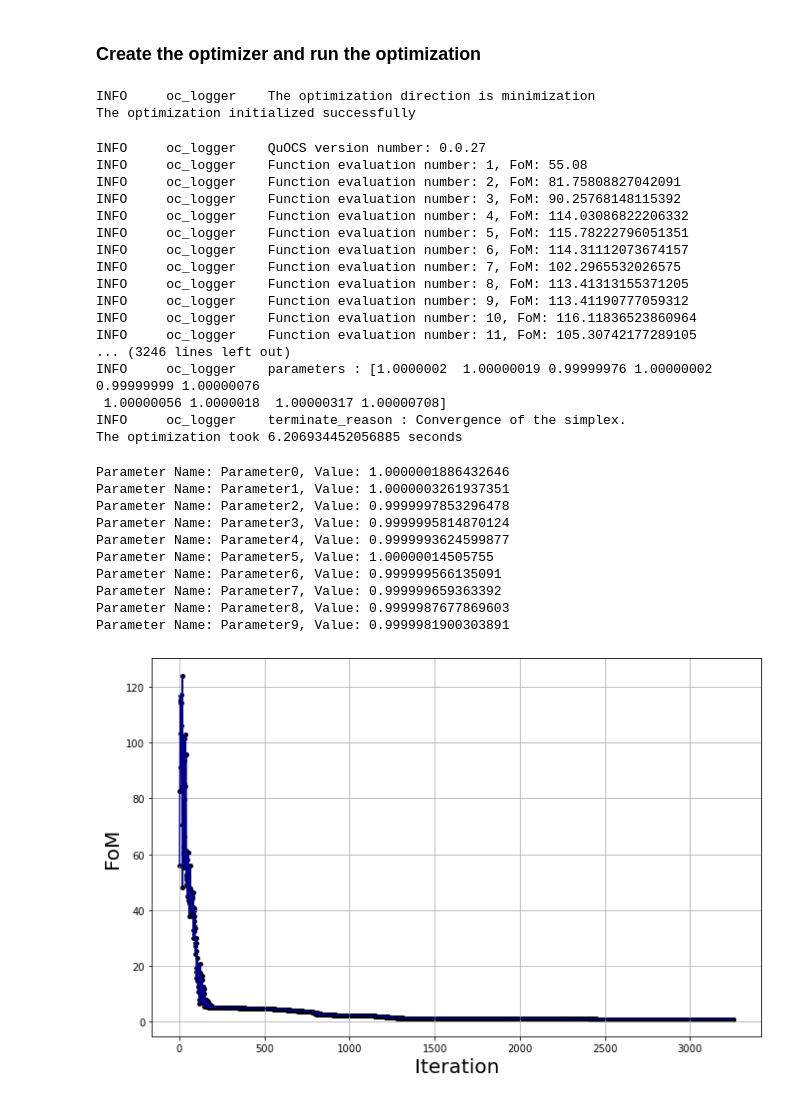
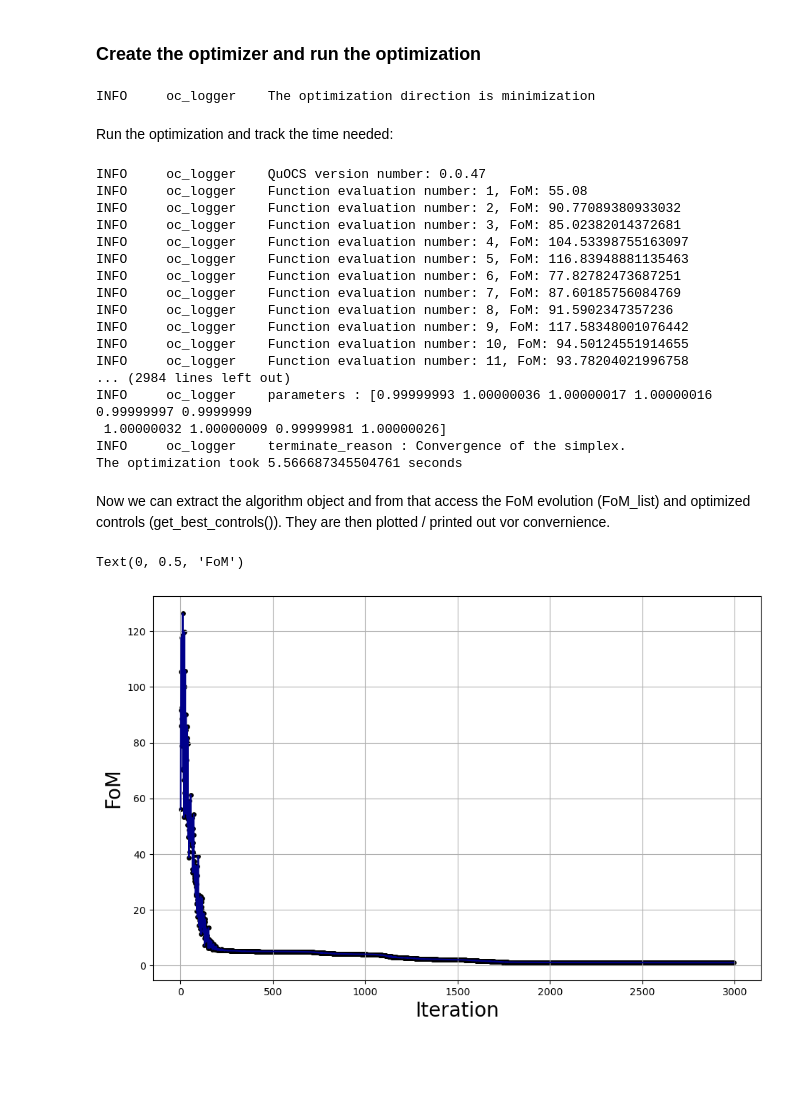
Before and after one commit to Quantum-OCS/QuOCS-jupyternotebooks, a Jupyter notebook: Parameter_Optimization.ipynb, the cells around one changed output. Cells and saved outputs as stored; diff of their text form; code cells hidden in the pictures; blank space fills up the shorter version.

```diff
--- a/Parameter_Optimization.ipynb
+++ b/Parameter_Optimization.ipynb
@@ -35,7 +36,14 @@ class RosenFoM(AbstractFoM):
             args_dict = {}
 
     def get_FoM(self, pulses: list = [], parameters: list = [], timegrids: list = []) -> dict:
-        """ """
+        """
+        Function to calculate the figure of merit from the pulses and parameters and timegrids.
+        Here, only the parameters are used and passed to the rosen function.
+        :param list pulses: List of np.arrays. One np.array for each pulse.
+        :param list timegrids: List of np.arrays. One np.array for each time grid.
+        :param list parameters: List of floats. One float ofr each parameter.
+        :return: dict - The figure of merit in a dictionary
+        """
         FoM = rosen(np.asarray(parameters))
         return {"FoM": FoM}
 # %% [markdown]
@@ -60,6 +67,6 @@ dsm_settings = {
         },
         "stopping_criteria": {
             "xatol": 1e-5,
-            "frtol": 1e-5
+            "fatol": 1e-12
         }
     }
@@ -87,60 +96,54 @@ optimization_dictionary["times"] = []
 # %%
 from quocslib.Optimizer import Optimizer
 import time
+
 # Define Optimizer
 optimization_obj = Optimizer(optimization_dictionary, RosenFoM())
-print("The optimization initialized successfully")
 # %% [output]
 INFO     oc_logger    The optimization direction is minimization
-The optimization initialized successfully
+# %% [markdown]
+Run the optimization and track the time needed:
 # %%
 time1 = time.time()
 optimization_obj.execute()
 time2 = time.time()
 print("The optimization took {seconds} seconds".format(seconds=time2 - time1))
 # %% [output]
-INFO     oc_logger    QuOCS version number: 0.0.27
+INFO     oc_logger    QuOCS version number: 0.0.47
 INFO     oc_logger    Function evaluation number: 1, FoM: 55.08
-INFO     oc_logger    Function evaluation number: 2, FoM: 81.75808827042091
-INFO     oc_logger    Function evaluation number: 3, FoM: 90.25768148115392
-INFO     oc_logger    Function evaluation number: 4, FoM: 114.03086822206332
-INFO     oc_logger    Function evaluation number: 5, FoM: 115.78222796051351
-INFO     oc_logger    Function evaluation number: 6, FoM: 114.31112073674157
-INFO     oc_logger    Function evaluation number: 7, FoM: 102.2965532026575
-INFO     oc_logger    Function evaluation number: 8, FoM: 113.41313155371205
-INFO     oc_logger    Function evaluation number: 9, FoM: 113.41190777059312
-INFO     oc_logger    Function evaluation number: 10, FoM: 116.11836523860964
-INFO     oc_logger    Function evaluation number: 11, FoM: 105.30742177289105
-... (3246 lines left out)
-INFO     oc_logger    parameters : [1.0000002  1.00000019 0.99999976 1.00000002 0.99999999 1.00000076
- 1.00000056 1.0000018  1.00000317 1.00000708]
+INFO     oc_logger    Function evaluation number: 2, FoM: 90.77089380933032
+INFO     oc_logger    Function evaluation number: 3, FoM: 85.02382014372681
+INFO     oc_logger    Function evaluation number: 4, FoM: 104.53398755163097
+INFO     oc_logger    Function evaluation number: 5, FoM: 116.83948881135463
+INFO     oc_logger    Function evaluation number: 6, FoM: 77.82782473687251
+INFO     oc_logger    Function evaluation number: 7, FoM: 87.60185756084769
+INFO     oc_logger    Function evaluation number: 8, FoM: 91.5902347357236
+INFO     oc_logger    Function evaluation number: 9, FoM: 117.58348001076442
+INFO     oc_logger    Function evaluation number: 10, FoM: 94.50124551914655
+INFO     oc_logger    Function evaluation number: 11, FoM: 93.78204021996758
+... (2984 lines left out)
+INFO     oc_logger    parameters : [0.99999993 1.00000036 1.00000017 1.00000016 0.99999997 0.9999999
+ 1.00000032 1.00000009 0.99999981 1.00000026]
 INFO     oc_logger    terminate_reason : Convergence of the simplex.
-The optimization took 6.206934452056885 seconds
+The optimization took 5.566687345504761 seconds
+# %% [markdown]
+Now we can extract the algorithm object and from that access the FoM evolution (FoM_list) and optimized controls (get_best_controls()).
+They are then plotted / printed out vor convernience.
 # %%
 opt_alg_obj = optimization_obj.get_optimization_algorithm()
+
 # FoM vs Iterations
 fomlist = opt_alg_obj.FoM_list
+
+# Plot the FoM over the function evaluations
 fig = plt.figure(figsize=(11, 7))
 ax = fig.add_subplot(111)
-iterations = range(1, len(fomlist)+1)
-ax.plot(iterations, 1 + np.asarray(fomlist), color='darkblue', linewidth=1.5, zorder=10)
-ax.scatter(iterations, 1 + np.asarray(fomlist), color='k', s=15)
+num_eval = range(1, len(fomlist)+1)
+ax.plot(num_eval, 1 + np.asarray(fomlist), color='darkblue', linewidth=1.5, zorder=10)
+ax.scatter(num_eval, 1 + np.asarray(fomlist), color='k', s=15)
 plt.grid(True, which="both")
 plt.xlabel('Iteration', fontsize=20)
 plt.ylabel('FoM', fontsize=20)
-# Write down the parameters
-controls = opt_alg_obj.get_best_controls()
-for index, parameter_value in enumerate(controls["parameters"]):
-    print("Parameter Name: {0}, Value: {1}".format(parameters[index]["parameter_name"], parameter_value) )
 # %% [output]
-Parameter Name: Parameter0, Value: 1.0000001886432646
-Parameter Name: Parameter1, Value: 1.0000003261937351
-Parameter Name: Parameter2, Value: 0.9999997853296478
-Parameter Name: Parameter3, Value: 0.9999995814870124
-Parameter Name: Parameter4, Value: 0.9999993624599877
-Parameter Name: Parameter5, Value: 1.00000014505755
-Parameter Name: Parameter6, Value: 0.999999566135091
-Parameter Name: Parameter7, Value: 0.999999659363392
-Parameter Name: Parameter8, Value: 0.9999987677869603
-Parameter Name: Parameter9, Value: 0.9999981900303891
+Text(0, 0.5, 'FoM')
-[figure, old version]
+[figure, new version]
```
Also changed, not shown: parts of 12 cells of this notebook, 3 other files.
